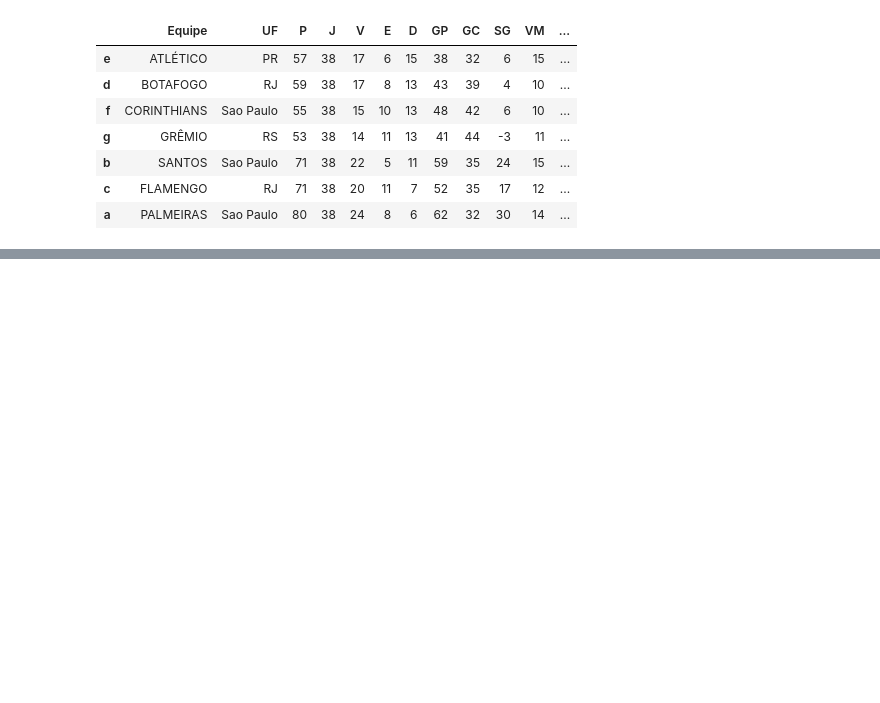
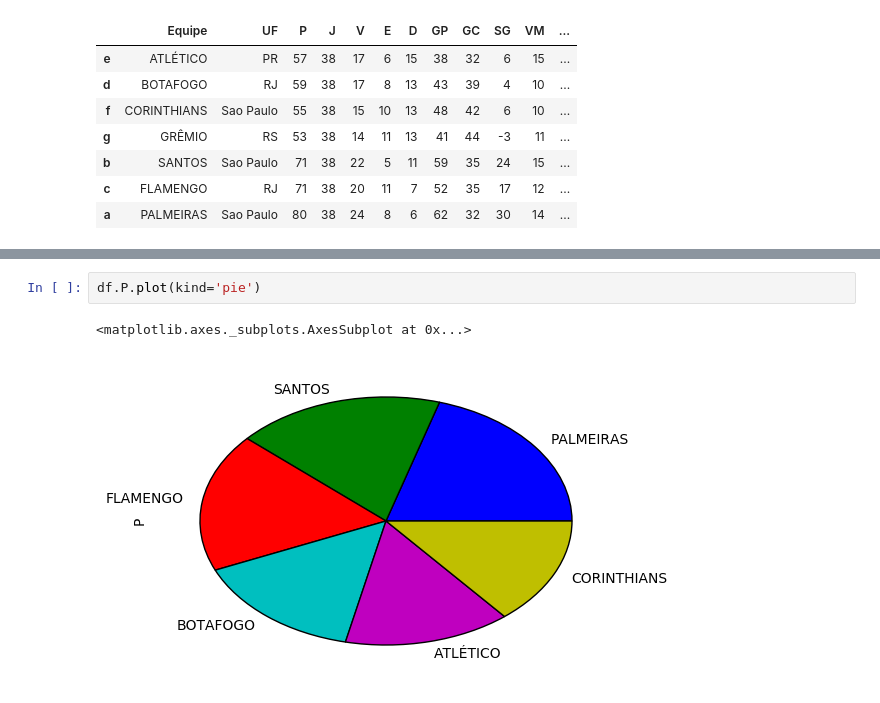
Before and after one commit to hitoshinagano/Locaweb_aulas, a Jupyter notebook: Aula 2017.ipynb, the cells around one changed output, grey strips where cells are left out. Drawn from its saved outputs; the diff is of its cells as text; blank space fills up the shorter version.

```diff
--- a/Aula 2017.ipynb
+++ b/Aula 2017.ipynb
@@ -765,0 +1194,5 @@ df
+# %%
+df.P.plot(kind='pie')
+# %% [output]
+<matplotlib.axes._subplots.AxesSubplot at 0x...>
+[figure, added]
```
Also changed, not shown: parts of 66 cells of this notebook.
